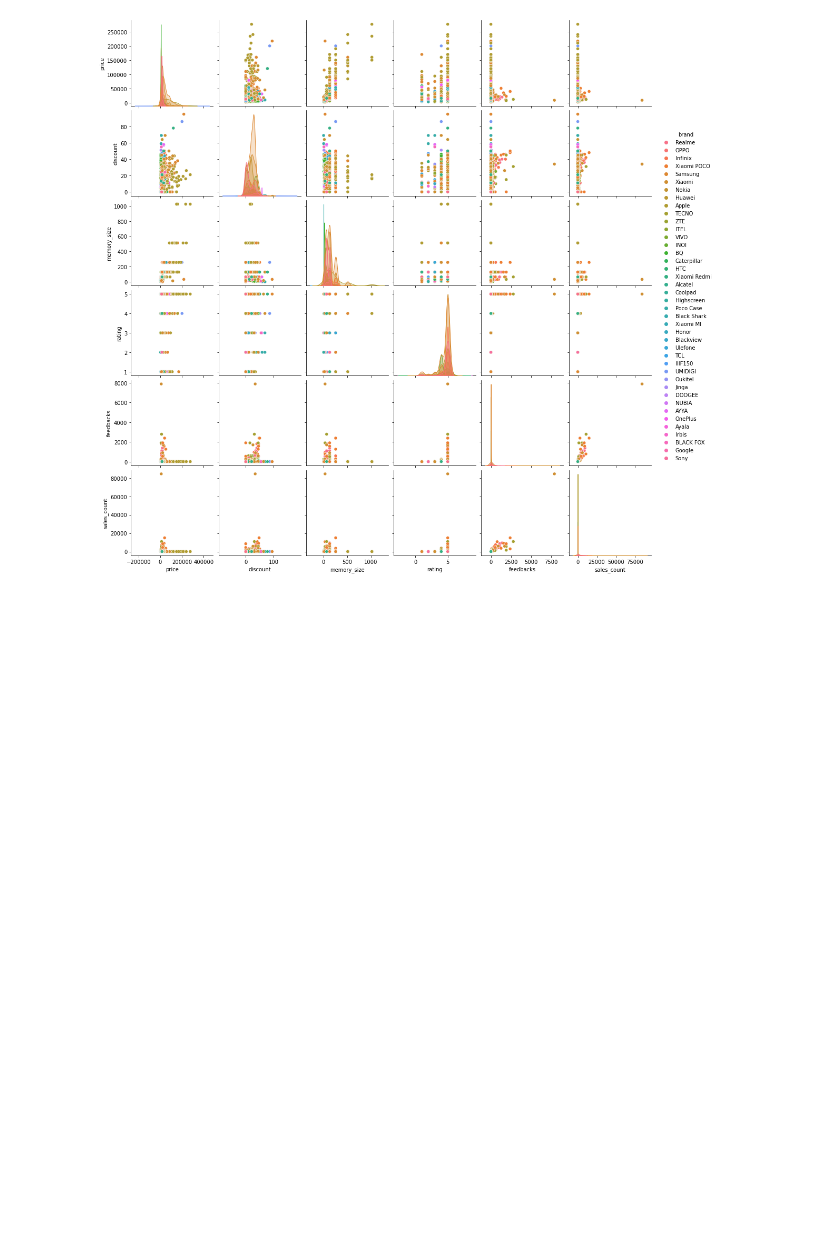
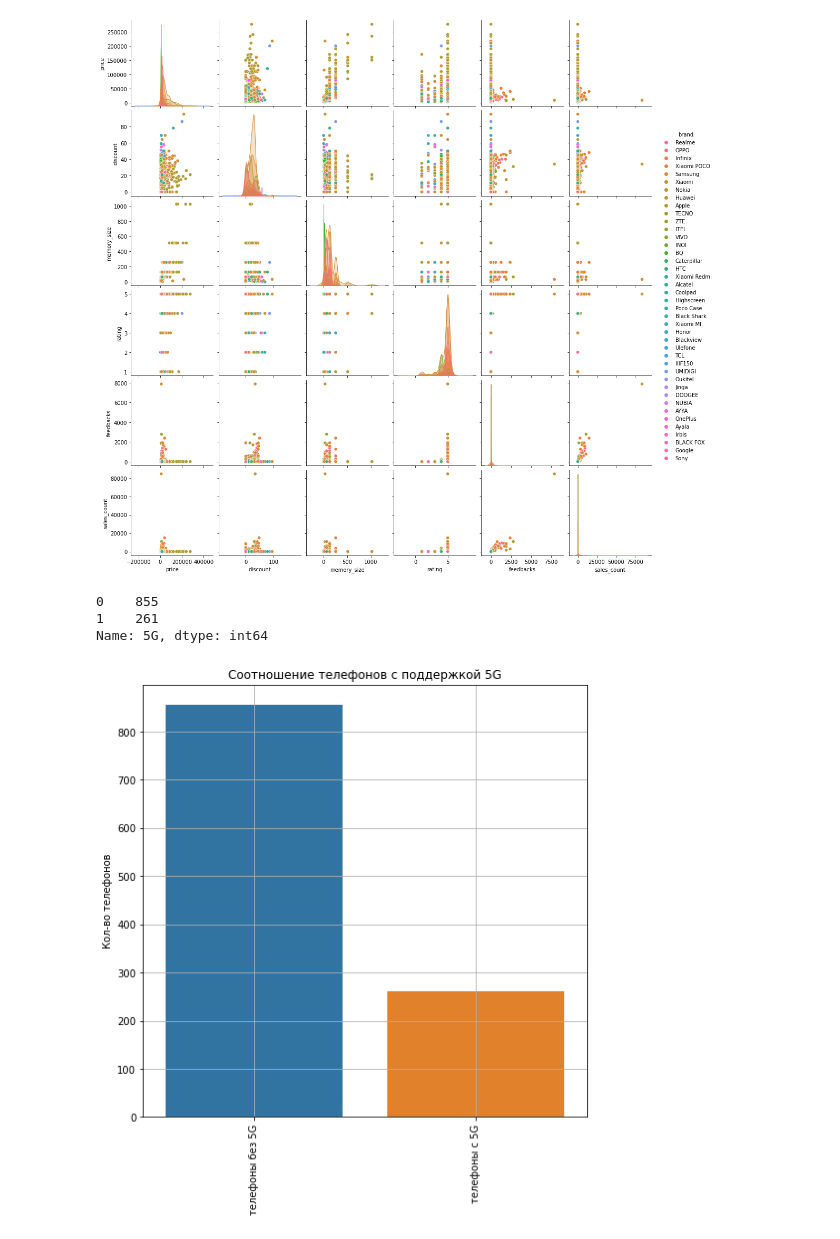
Before and after one commit to YurezSml/Dataton2022, a Jupyter notebook: DataAnalysisVisu.ipynb, the cells around one changed output. Saved outputs shown, nothing was run; the diff lists cells and outputs as text; code cells hidden in the pictures; blank space fills up the shorter version.

Commit message:
Add files via upload
Обновлены Dataset_final_V4.csv, DataProcessing_2.ipynb, Добавлена новая колонка **5G**, DataAnalysisVisu.ipynb где 1 - если телефон имеет 5G.

```diff
--- a/DataAnalysisVisu.ipynb
+++ b/DataAnalysisVisu.ipynb
@@ -295,0 +295,21 @@ df.to_csv('Dataset_final_V4.csv')
+# %%
+df['5G'].value_counts()
+# %% [output]
+0    855
+1    261
+Name: 5G, dtype: int64
+# %%
+G5 = ['телефоны без 5G', 'телефоны с 5G']
+fig = plt.figure(figsize=(8, 8))
+barplot = sns.barplot(
+    data=df,
+    x=G5,
+    y=df['5G'].value_counts(),
+)
+barplot.set_title('Соотношение телефонов с поддержкой 5G');
+#barplot.set_xlabel('Клиенты', fontsize=10);
+barplot.set_ylabel('Кол-во телефонов', fontsize=10);
+barplot.tick_params(axis='x', rotation=90);
+barplot.grid()
+# %% [output]
+[figure, added]
```
Also changed, not shown: parts of 6 cells of this notebook, 2 other files.
